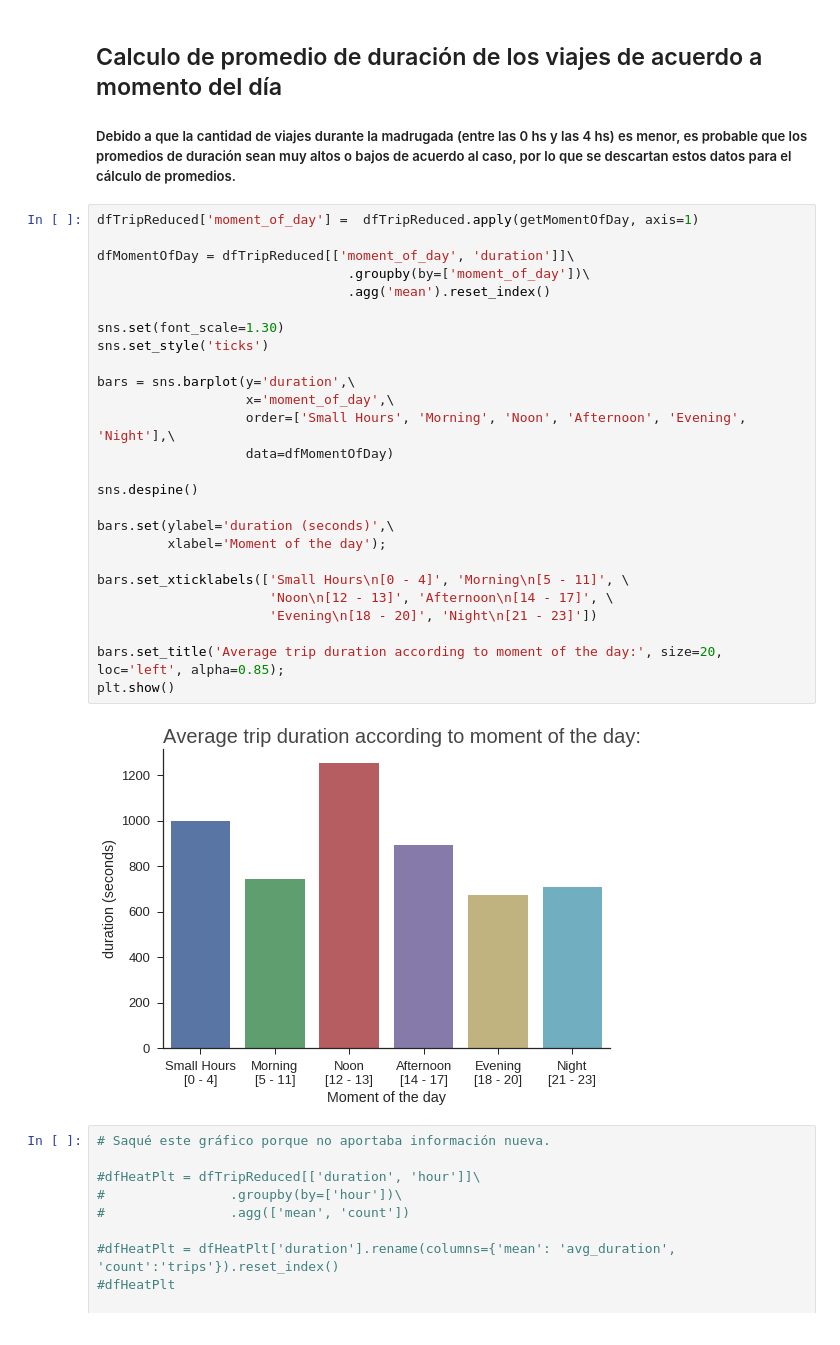
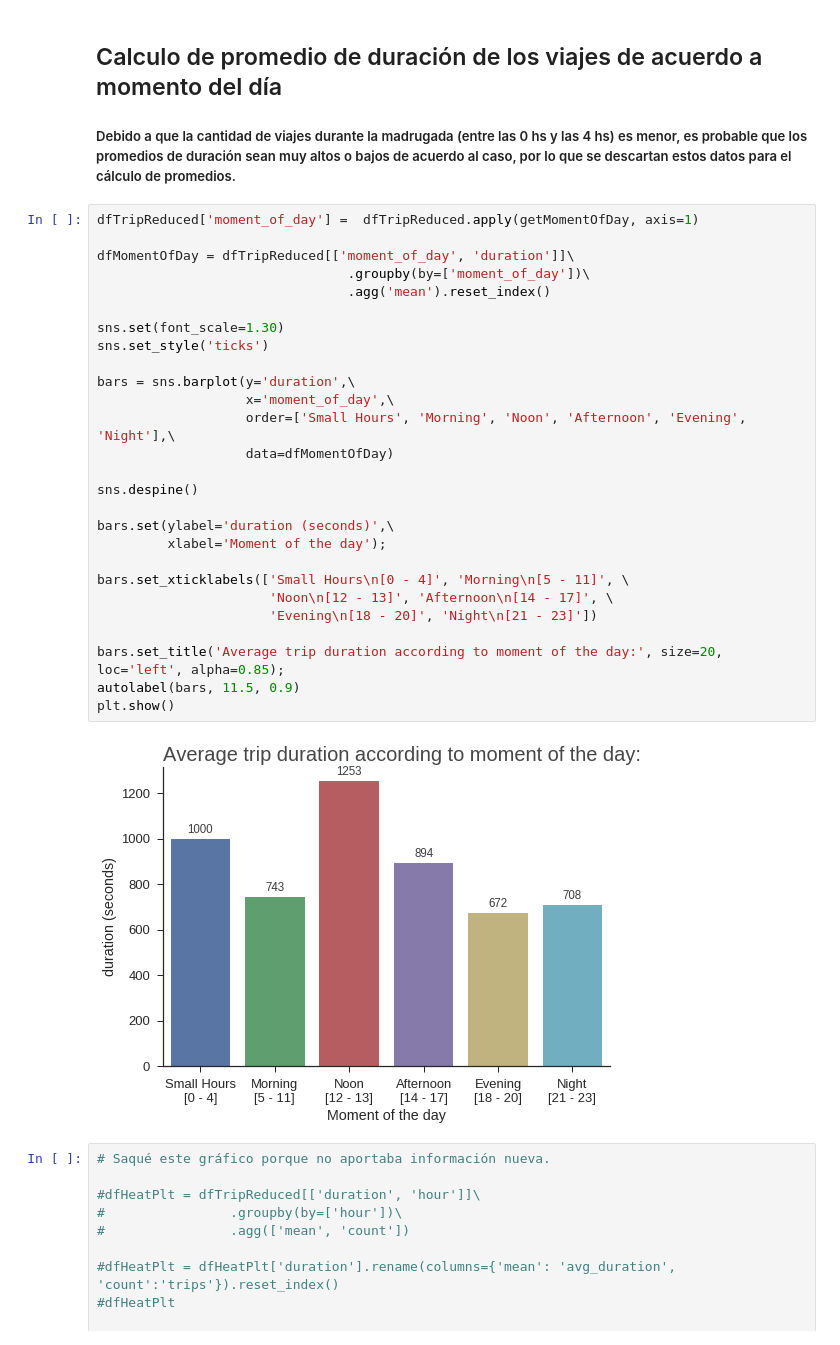
Before and after one commit to fpenovi/SFbikeTravelDuration, a Jupyter notebook: notebooks/03 - TripsDuration_VS_ TimeOfTheDay.ipynb, the cells around one changed output. Cells and saved outputs as stored; diff of their text form.

```diff
--- a/notebooks/03 - TripsDuration_VS_ TimeOfTheDay.ipynb
+++ b/notebooks/03 - TripsDuration_VS_ TimeOfTheDay.ipynb
@@ -44,31 +44,32 @@ plt.show()
 # %%
 dfTripReduced['moment_of_day'] =  dfTripReduced.apply(getMomentOfDay, axis=1)
 
 dfMomentOfDay = dfTripReduced[['moment_of_day', 'duration']]\
                                 .groupby(by=['moment_of_day'])\
                                 .agg('mean').reset_index()
 
 sns.set(font_scale=1.30)
 sns.set_style('ticks')
 
 bars = sns.barplot(y='duration',\
                    x='moment_of_day',\
                    order=['Small Hours', 'Morning', 'Noon', 'Afternoon', 'Evening', 'Night'],\
                    data=dfMomentOfDay)
 
 sns.despine()
 
 bars.set(ylabel='duration (seconds)',\
          xlabel='Moment of the day');
 
 bars.set_xticklabels(['Small Hours\n[0 - 4]', 'Morning\n[5 - 11]', \
                       'Noon\n[12 - 13]', 'Afternoon\n[14 - 17]', \
                       'Evening\n[18 - 20]', 'Night\n[21 - 23]'])
 
 bars.set_title('Average trip duration according to moment of the day:', size=20, loc='left', alpha=0.85);
+autolabel(bars, 11.5, 0.9)
 plt.show()
 # %% [output]
-[figure, old version]
+[figure, new version]
 # %%
 # Saqué este gráfico porque no aportaba información nueva.
 
```
Also changed, not shown: parts of 3 cells of this notebook, 1 other file.
